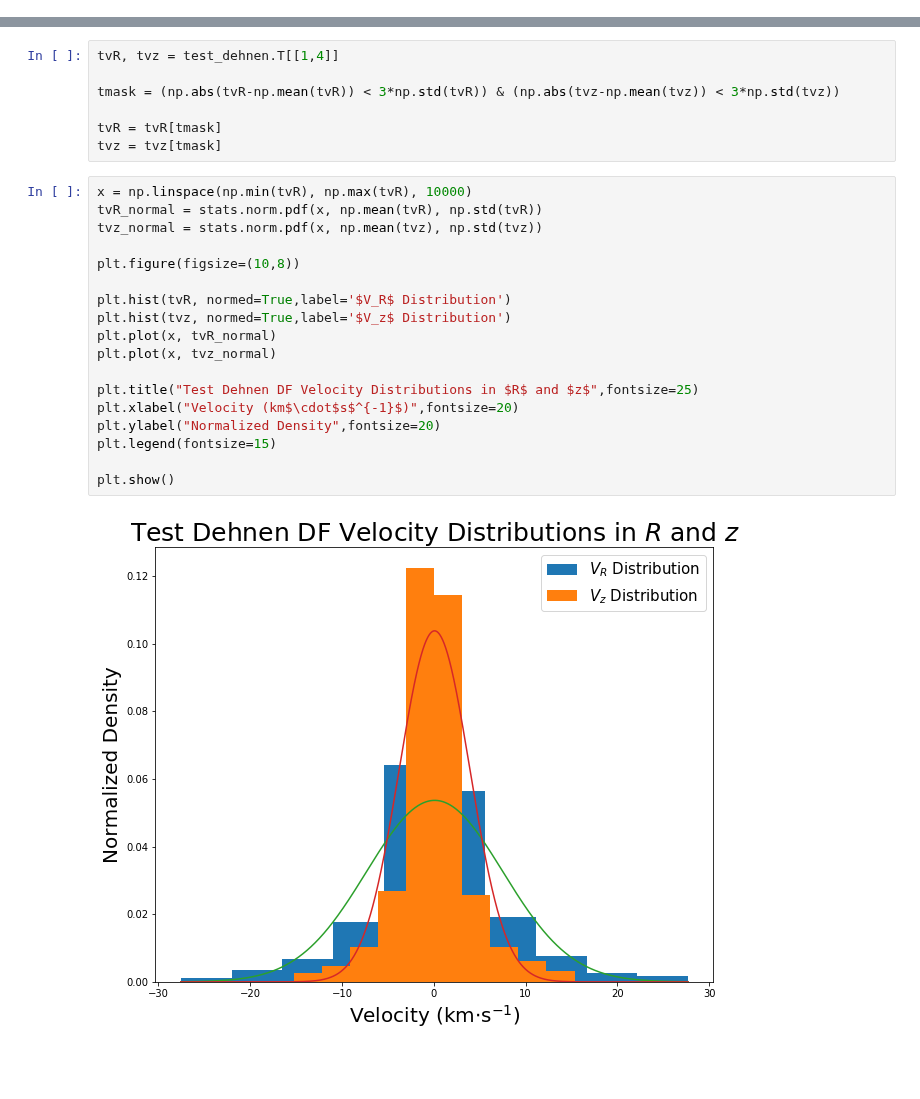
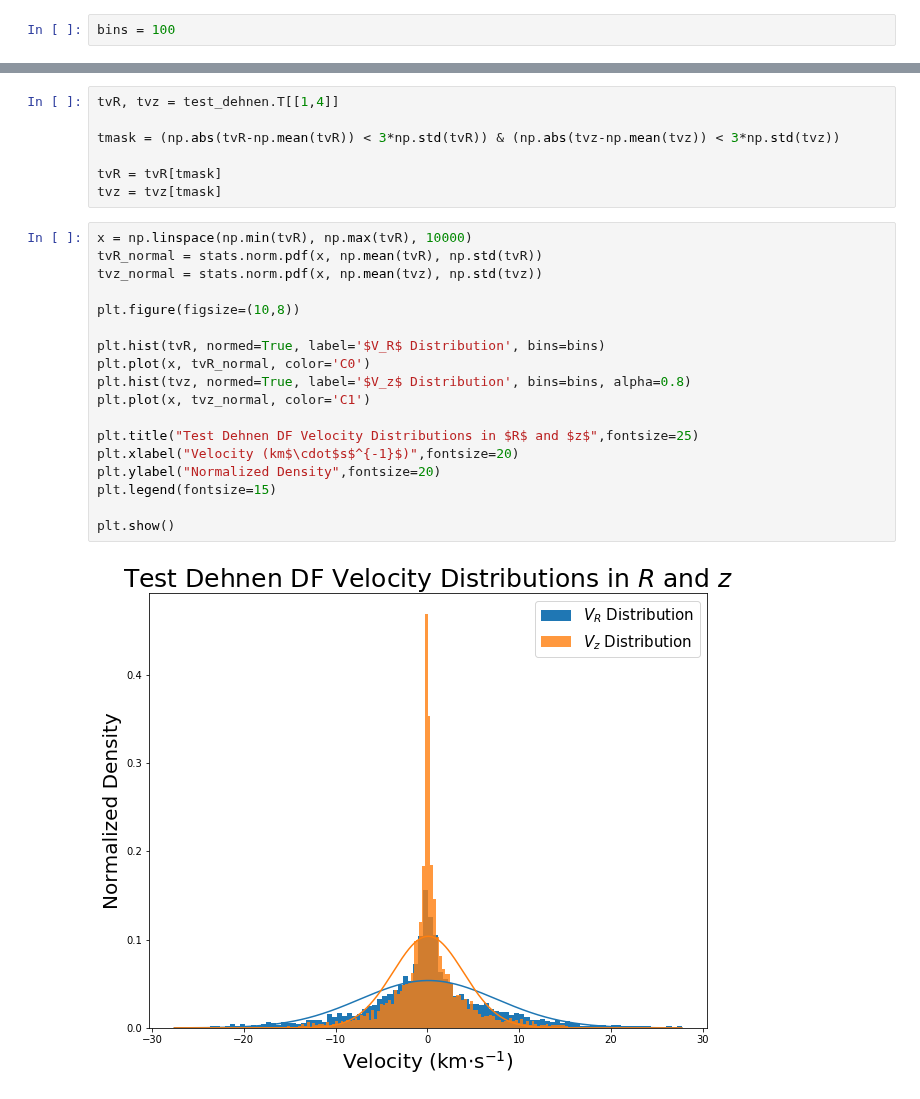
Before and after one commit to mwbub/Gaia-I3, a Jupyter notebook: Code/mock_data/dehnendf/velocity_distributions.ipynb, the cells around one changed output, grey strips where cells are left out. Drawn from its saved outputs; the diff is of its cells as text; blank space fills up the shorter version.

```diff
--- a/Code/mock_data/dehnendf/velocity_distributions.ipynb
+++ b/Code/mock_data/dehnendf/velocity_distributions.ipynb
@@ -23,6 +23,8 @@ dvR = dvR[dmask]
 dvz = dvz[dmask]
 gvR = gvR[gmask]
 gvz = gvz[gmask]
+# %%
+bins = 100
 # %%
 x = np.linspace(np.min(dvR), np.max(dvR), 10000)
 dvR_normal = stats.norm.pdf(x, np.mean(dvR), np.std(dvR))
@@ -75,20 +77,20 @@ tvz = tvz[tmask]
 # %%
 x = np.linspace(np.min(tvR), np.max(tvR), 10000)
 tvR_normal = stats.norm.pdf(x, np.mean(tvR), np.std(tvR))
 tvz_normal = stats.norm.pdf(x, np.mean(tvz), np.std(tvz))
 
 plt.figure(figsize=(10,8))
 
-plt.hist(tvR, normed=True,label='$V_R$ Distribution')
-plt.hist(tvz, normed=True,label='$V_z$ Distribution')
-plt.plot(x, tvR_normal)
-plt.plot(x, tvz_normal)
+plt.hist(tvR, normed=True, label='$V_R$ Distribution', bins=bins)
+plt.plot(x, tvR_normal, color='C0')
+plt.hist(tvz, normed=True, label='$V_z$ Distribution', bins=bins, alpha=0.8)
+plt.plot(x, tvz_normal, color='C1')
 
 plt.title("Test Dehnen DF Velocity Distributions in $R$ and $z$",fontsize=25)
 plt.xlabel("Velocity (km$\cdot$s$^{-1}$)",fontsize=20)
 plt.ylabel("Normalized Density",fontsize=20)
 plt.legend(fontsize=15)
 
 plt.show()
 # %% [output]
-[figure, old version]
+[figure, new version]
```
Also changed, not shown: parts of 2 cells of this notebook.
